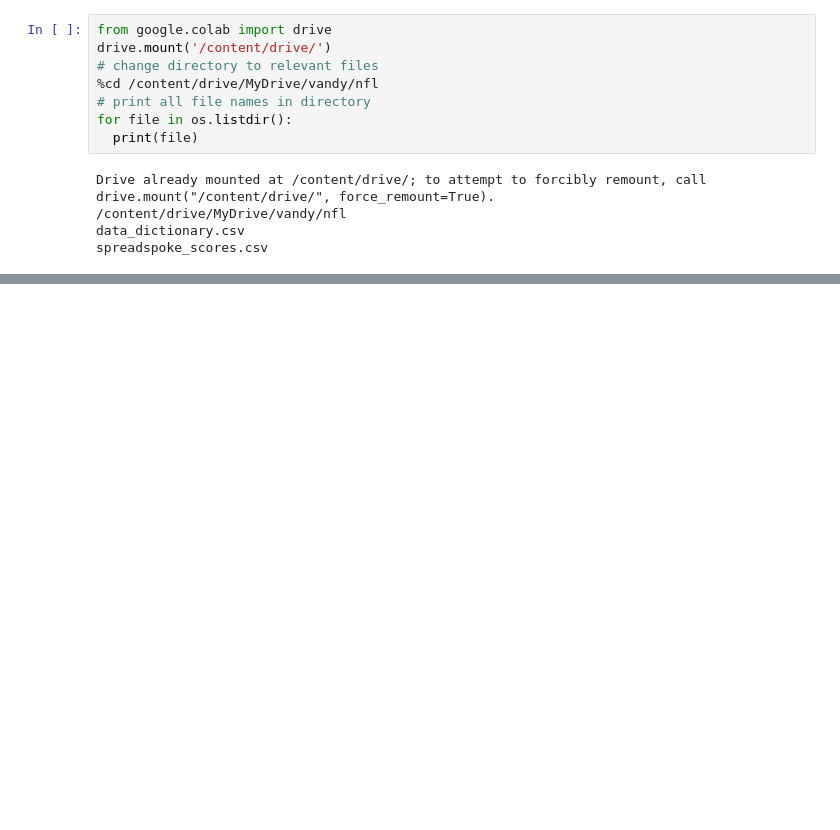
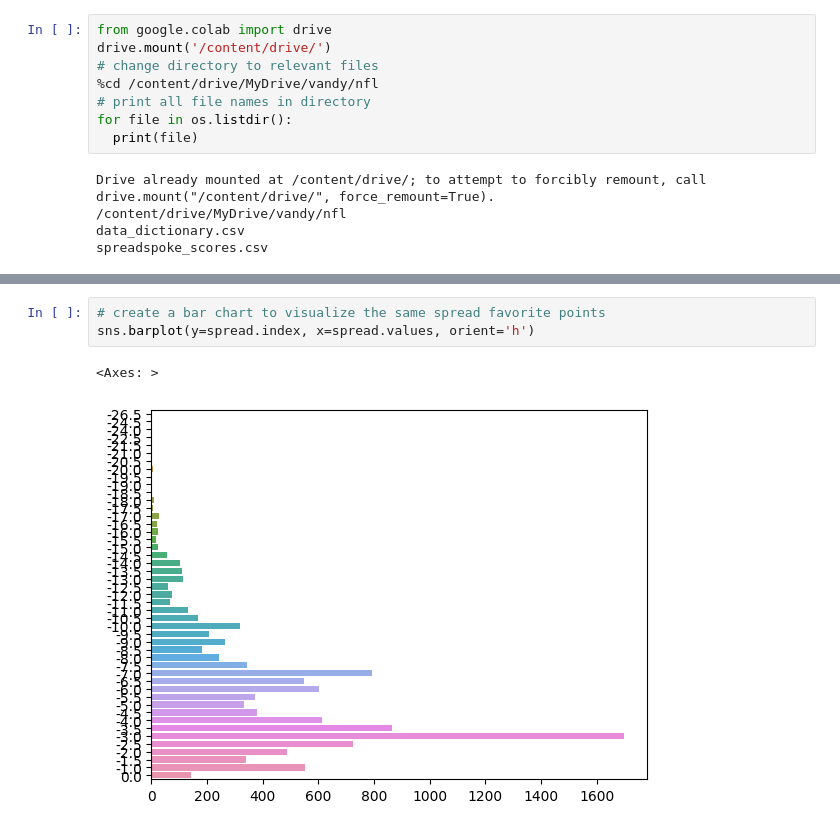
Before and after one commit to tyslas/CS5265-tyslas-nfl-spread-line-outcomes, a Jupyter notebook: NFLSpreadAndLineOutcomes.ipynb, the cells around one changed output, grey strips where cells are left out. Cells and saved outputs as stored; diff of their text form; blank space fills up the shorter version.

```diff
--- a/NFLSpreadAndLineOutcomes.ipynb
+++ b/NFLSpreadAndLineOutcomes.ipynb
@@ -78 +196,7 @@ scores
+# %%
+# create a bar chart to visualize the same spread favorite points
+sns.barplot(y=spread.index, x=spread.values, orient='h')
+# %% [output]
+<Axes: >
+[figure, added]
 # %%
```
Also changed, not shown: parts of 10 cells of this notebook.
